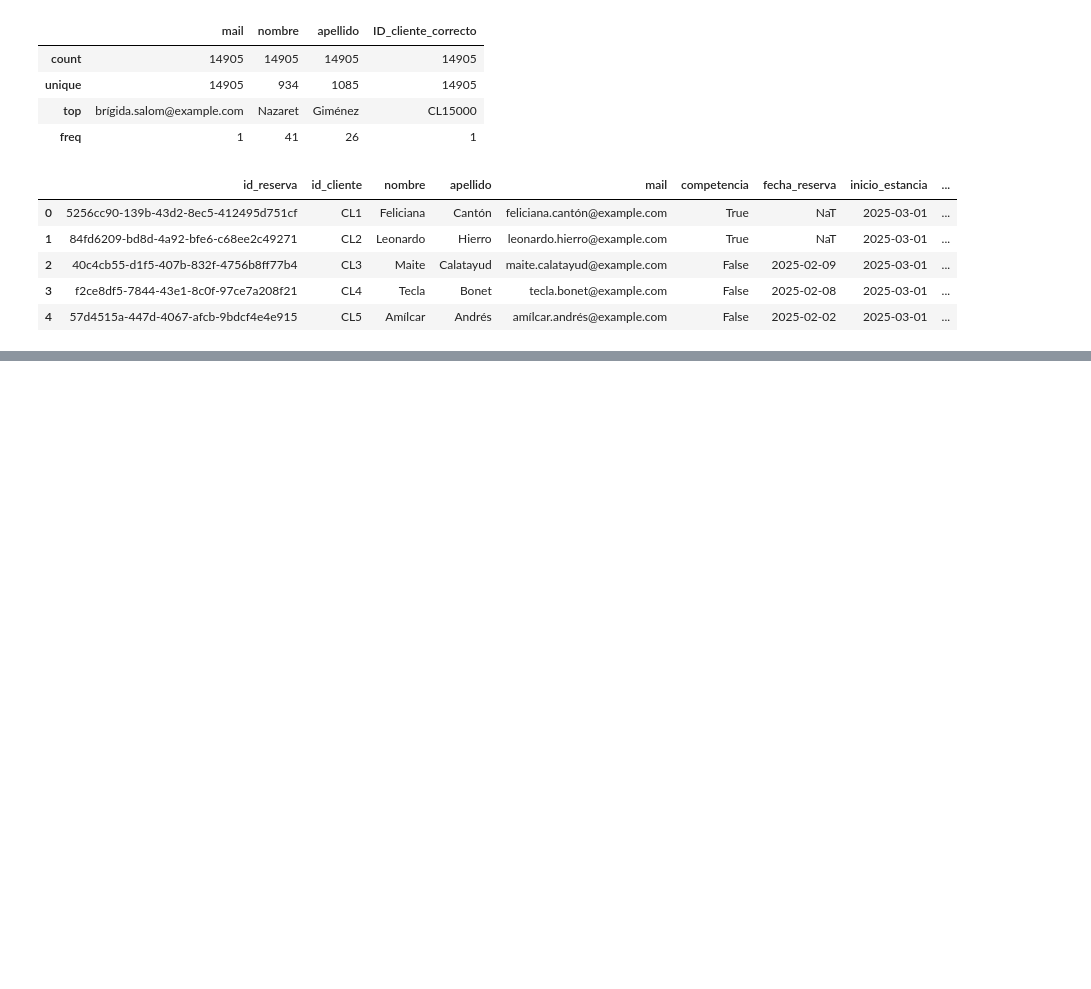
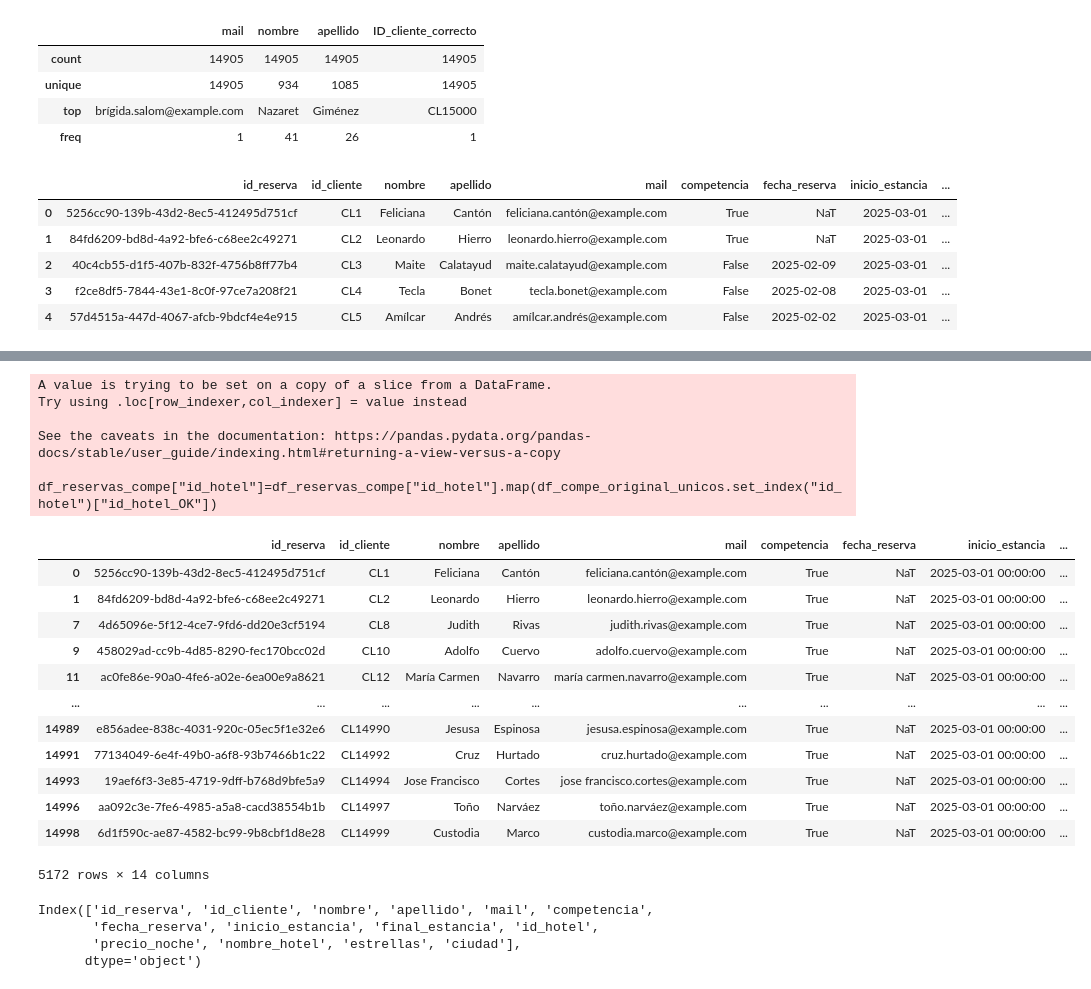
Before and after one commit to Aepo10/Proyecto-ETL, a Jupyter notebook: 01.Análisis inicial datos.ipynb, the cells around one changed output, grey strips where cells are left out. Saved outputs shown, nothing was run; the diff lists cells and outputs as text; code cells hidden in the pictures; blank space fills up the shorter version.

```diff
--- a/01.Análisis inicial datos.ipynb
+++ b/01.Análisis inicial datos.ipynb
@@ -231,0 +281,5 @@ memory usage: 1.6+ MB
+# %%
+#Como todos los valores únicos son el mismo o nulos, vamos a rellenar con el valor único
+df["inicio_estancia"] = '2025-03-01 00:00:00'
+df["final_estancia"] = '2025-03-02 00:00:00'
+df["final_estancia"].unique()
@@ -278,0 +372,12 @@ Vemos que hay m
+# %%
+#Ahora que tenemos los datos de la competencia vamos a rellenar los datos nulos de estrellas y precio con los datos de la competencia asociando a cada por id de la competencia
+#Buscamos los nombres únicos de los hoteles del df que sean competencia true
+
+df_compe_original = df[df["competencia"] == True]
+df_compe_original_unicos = pd.DataFrame(df_compe_original["id_hotel"].unique())
+df_compe_original_unicos.rename(columns={0:"id_hotel"}, inplace=True)
+# %%
+#A cada hotel de la competencia le asignaremo un ID de hotel único OK para sustituirlo con los datos del scrapeo
+df_compe_original_unicos["id_hotel_OK"] = "H" + (df_compe_original_unicos.index+1).astype(str)
+df_compe_original_unicos.rename(columns={0:"nombre_hotel"}, inplace=True)
+df_compe_original_unicos
@@ -278,0 +396,33 @@ Vemos que hay m
+# %%
+#Sustituimos la columna de ID Hotel por la nueva creada en el df original usando el map
+df_reservas_compe = df[df["competencia"]==True]
+
+
+df_reservas_compe["id_hotel"]=df_reservas_compe["id_hotel"].map(df_compe_original_unicos.set_index("id_hotel")["id_hotel_OK"])
+df_reservas_compe
+# %% [output]
+A value is trying to be set on a copy of a slice from a DataFrame.
+Try using .loc[row_indexer,col_indexer] = value instead
+
+See the caveats in the documentation: https://pandas.pydata.org/pandas-docs/stable/user_guide/indexing.html#returning-a-view-versus-a-copy
+  df_reservas_compe["id_hotel"]=df_reservas_compe["id_hotel"].map(df_compe_original_unicos.set_index("id_hotel")["id_hotel_OK"])
+|  | id_reserva | id_cliente | nombre | apellido | mail | competencia | fecha_reserva | inicio_estancia | ... |
+| 0 | 5256cc90-139b-43d2-8ec5-412495d751cf | CL1 | Feliciana | Cantón | feliciana.cantón@example.com | True | NaT | 2025-03-01 00:00:00 | ... |
+| 1 | 84fd6209-bd8d-4a92-bfe6-c68ee2c49271 | CL2 | Leonardo | Hierro | leonardo.hierro@example.com | True | NaT | 2025-03-01 00:00:00 | ... |
+| 7 | 4d65096e-5f12-4ce7-9fd6-dd20e3cf5194 | CL8 | Judith | Rivas | judith.rivas@example.com | True | NaT | 2025-03-01 00:00:00 | ... |
+| 9 | 458029ad-cc9b-4d85-8290-fec170bcc02d | CL10 | Adolfo | Cuervo | adolfo.cuervo@example.com | True | NaT | 2025-03-01 00:00:00 | ... |
+| 11 | ac0fe86e-90a0-4fe6-a02e-6ea00e9a8621 | CL12 | María Carmen | Navarro | maría carmen.navarro@example.com | True | NaT | 2025-03-01 00:00:00 | ... |
+| ... | ... | ... | ... | ... | ... | ... | ... | ... | ... |
+| 14989 | e856adee-838c-4031-920c-05ec5f1e32e6 | CL14990 | Jesusa | Espinosa | jesusa.espinosa@example.com | True | NaT | 2025-03-01 00:00:00 | ... |
+| 14991 | 77134049-6e4f-49b0-a6f8-93b7466b1c22 | CL14992 | Cruz | Hurtado | cruz.hurtado@example.com | True | NaT | 2025-03-01 00:00:00 | ... |
+| 14993 | 19aef6f3-3e85-4719-9dff-b768d9bfe5a9 | CL14994 | Jose Francisco | Cortes | jose francisco.cortes@example.com | True | NaT | 2025-03-01 00:00:00 | ... |
+| 14996 | aa092c3e-7fe6-4985-a5a8-cacd38554b1b | CL14997 | Toño | Narváez | toño.narváez@example.com | True | NaT | 2025-03-01 00:00:00 | ... |
+| 14998 | 6d1f590c-ae87-4582-bc99-9b8cbf1d8e28 | CL14999 | Custodia | Marco | custodia.marco@example.com | True | NaT | 2025-03-01 00:00:00 | ... |
+5172 rows × 14 columns
+# %%
+df_reservas_compe.columns
+# %% [output]
+Index(['id_reserva', 'id_cliente', 'nombre', 'apellido', 'mail', 'competencia',
+       'fecha_reserva', 'inicio_estancia', 'final_estancia', 'id_hotel',
+       'precio_noche', 'nombre_hotel', 'estrellas', 'ciudad'],
+      dtype='object')
```
Also changed, not shown: parts of 44 cells of this notebook, 10 other files.
